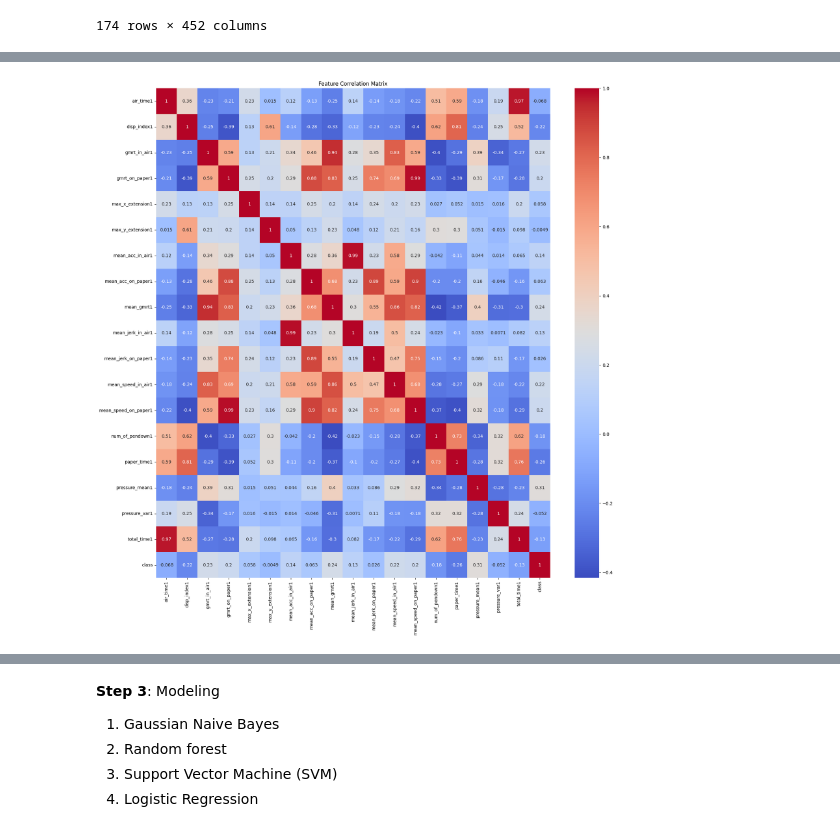
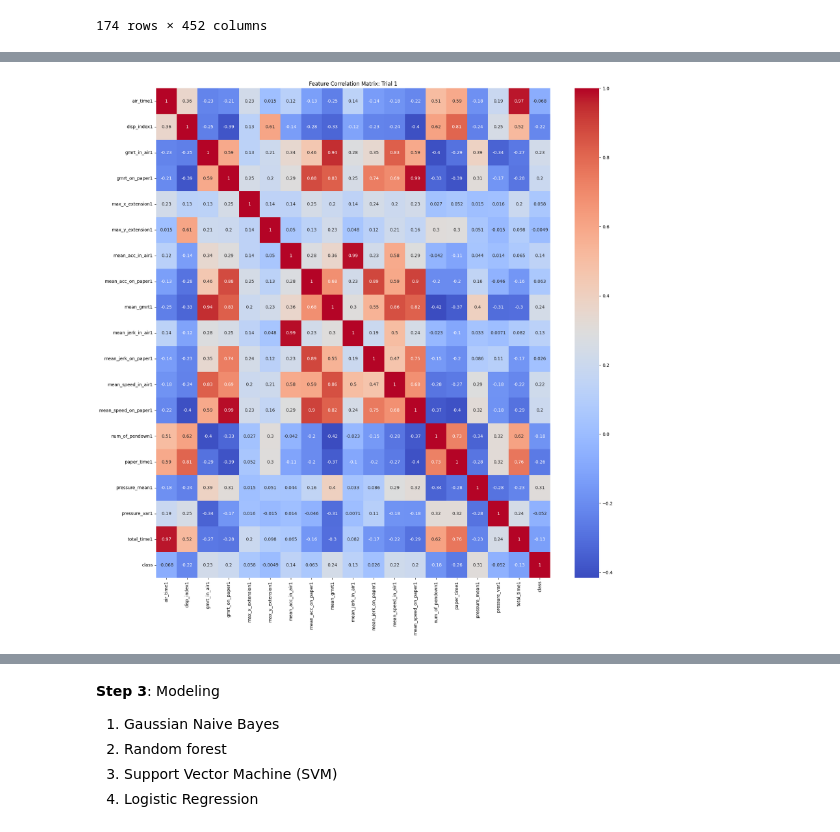
Before and after one commit to mariammkkk/Alzheimers-Detection-Model, a Jupyter notebook: all_trials.ipynb, the cells around one changed output, grey strips where cells are left out. Drawn from its saved outputs; the diff is of its cells as text; code cells hidden in the pictures.

```diff
--- a/all_trials.ipynb
+++ b/all_trials.ipynb
@@ -131,10 +124,10 @@ trial6 = pd.DataFrame(og_df[['air_time6','disp_index6','gmrt_in_air6','gmrt_on_p
 # %%
 corr_matrix = trial1.corr()
 plt.figure(figsize=(20, 20))
 
 sns.heatmap(corr_matrix, annot=True, cmap='coolwarm')
-plt.title("Feature Correlation Matrix")
+plt.title("Feature Correlation Matrix: Trial 1")
 
 plt.show()
 # %% [output]
-[figure, old version]
+[figure, new version]
```
Also changed, not shown: parts of 7 cells of this notebook.
